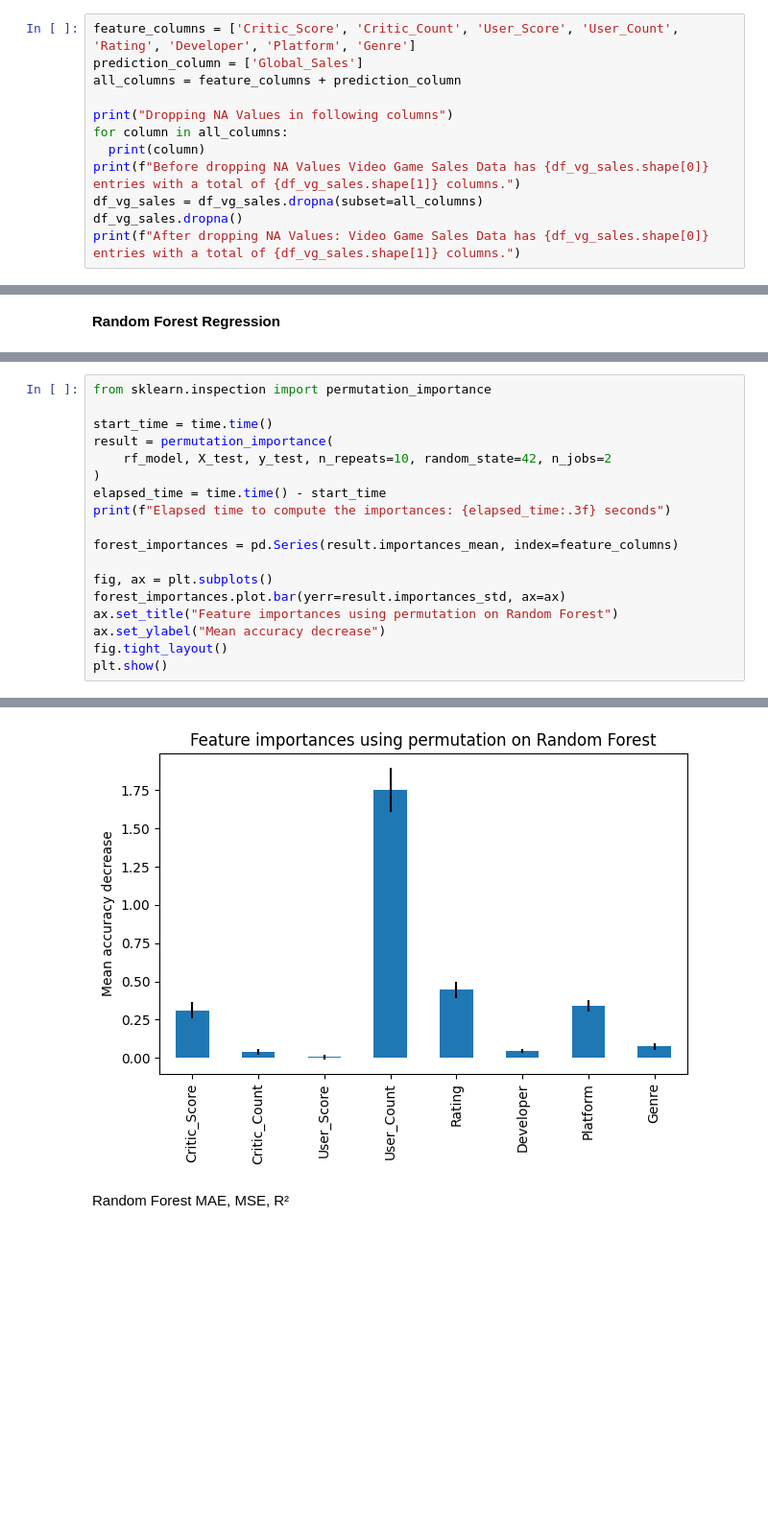
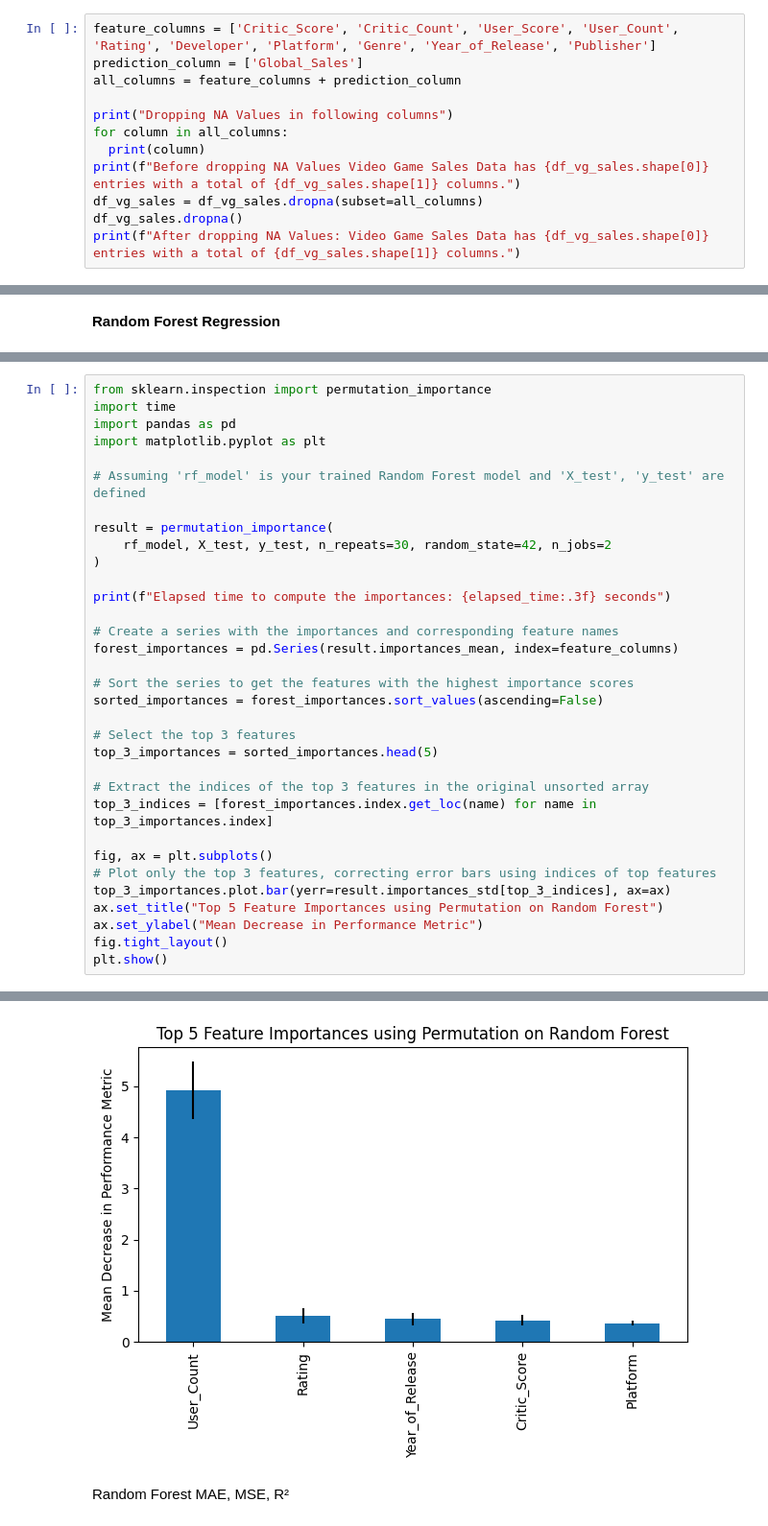
Before and after one commit to bretzNiklas/dataminingproject, a Jupyter notebook: VGA_Sales_no_generated_features.ipynb, the cells around one changed output, grey strips where cells are left out. Shown at 96% size. Drawn from its saved outputs; the diff is of its cells as text; blank space fills up the shorter version.

Commit message:
feature importance hinzugefügt für randomforrestregressor

```diff
--- a/VGA_Sales_no_generated_features.ipynb
+++ b/VGA_Sales_no_generated_features.ipynb
@@ -62,7 +62,7 @@ df_vg_sales.head(3)
 We select our features and we want to predict 'Global Sales'.
 **Drop 'NA' Values in the respective columns**
 # %%
-feature_columns = ['Critic_Score', 'Critic_Count', 'User_Score', 'User_Count', 'Rating', 'Developer', 'Platform', 'Genre']
+feature_columns = ['Critic_Score', 'Critic_Count', 'User_Score', 'User_Count', 'Rating', 'Developer', 'Platform', 'Genre', 'Year_of_Release', 'Publisher']
 prediction_column = ['Global_Sales']
 all_columns = feature_columns + prediction_column
 
@@ -218,19 +222,34 @@ fig.tight_layout()
 # %%
 from sklearn.inspection import permutation_importance
+import time
+import pandas as pd
+import matplotlib.pyplot as plt
 
-start_time = time.time()
+# Assuming 'rf_model' is your trained Random Forest model and 'X_test', 'y_test' are defined
+
 result = permutation_importance(
-    rf_model, X_test, y_test, n_repeats=10, random_state=42, n_jobs=2
+    rf_model, X_test, y_test, n_repeats=30, random_state=42, n_jobs=2
 )
-elapsed_time = time.time() - start_time
+
 print(f"Elapsed time to compute the importances: {elapsed_time:.3f} seconds")
 
+# Create a series with the importances and corresponding feature names
 forest_importances = pd.Series(result.importances_mean, index=feature_columns)
 
+# Sort the series to get the features with the highest importance scores
+sorted_importances = forest_importances.sort_values(ascending=False)
+
+# Select the top 3 features
+top_3_importances = sorted_importances.head(5)
+
+# Extract the indices of the top 3 features in the original unsorted array
+top_3_indices = [forest_importances.index.get_loc(name) for name in top_3_importances.index]
+
 fig, ax = plt.subplots()
-forest_importances.plot.bar(yerr=result.importances_std, ax=ax)
-ax.set_title("Feature importances using permutation on Random Forest")
-ax.set_ylabel("Mean accuracy decrease")
+# Plot only the top 3 features, correcting error bars using indices of top features
+top_3_importances.plot.bar(yerr=result.importances_std[top_3_indices], ax=ax)
+ax.set_title("Top 5 Feature Importances using Permutation on Random Forest")
+ax.set_ylabel("Mean Decrease in Performance Metric")
 fig.tight_layout()
 plt.show()
 # %% [output]
@@ -238,4 +257,4 @@ Elapsed time to compute the importances: 14.203 seconds
-[figure, old version]
+[figure, new version]
 # %% [markdown]
 Random Forest MAE, MSE, R²
 # %%
```
Also changed, not shown: parts of 19 cells of this notebook, 3 other files.
